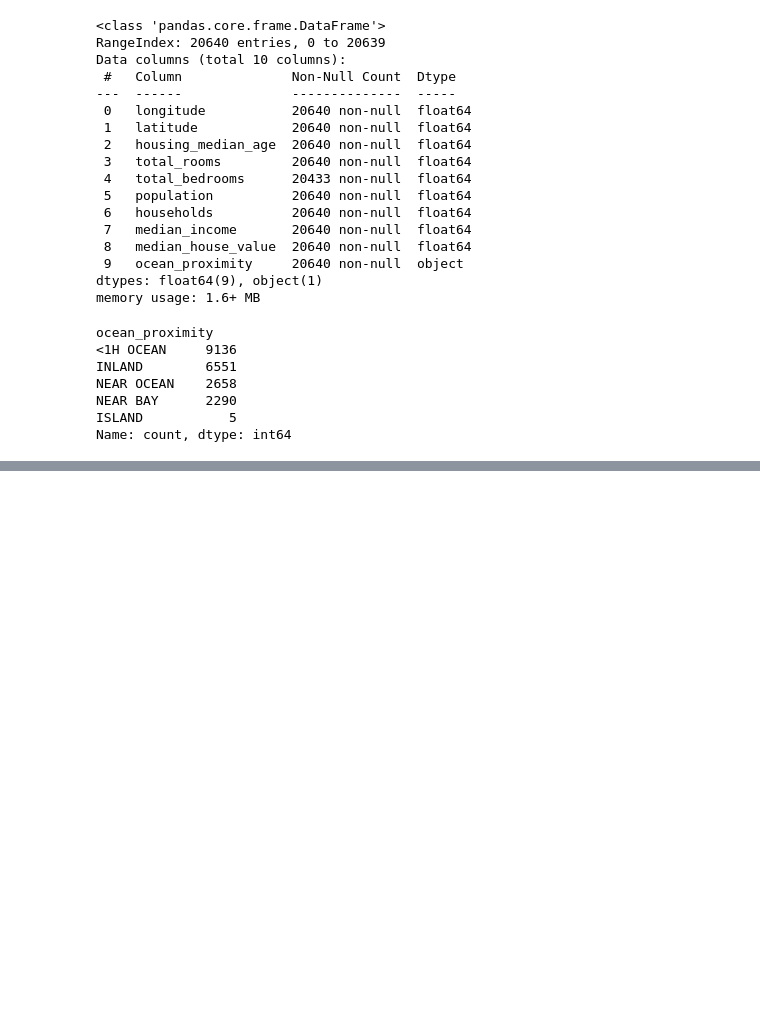
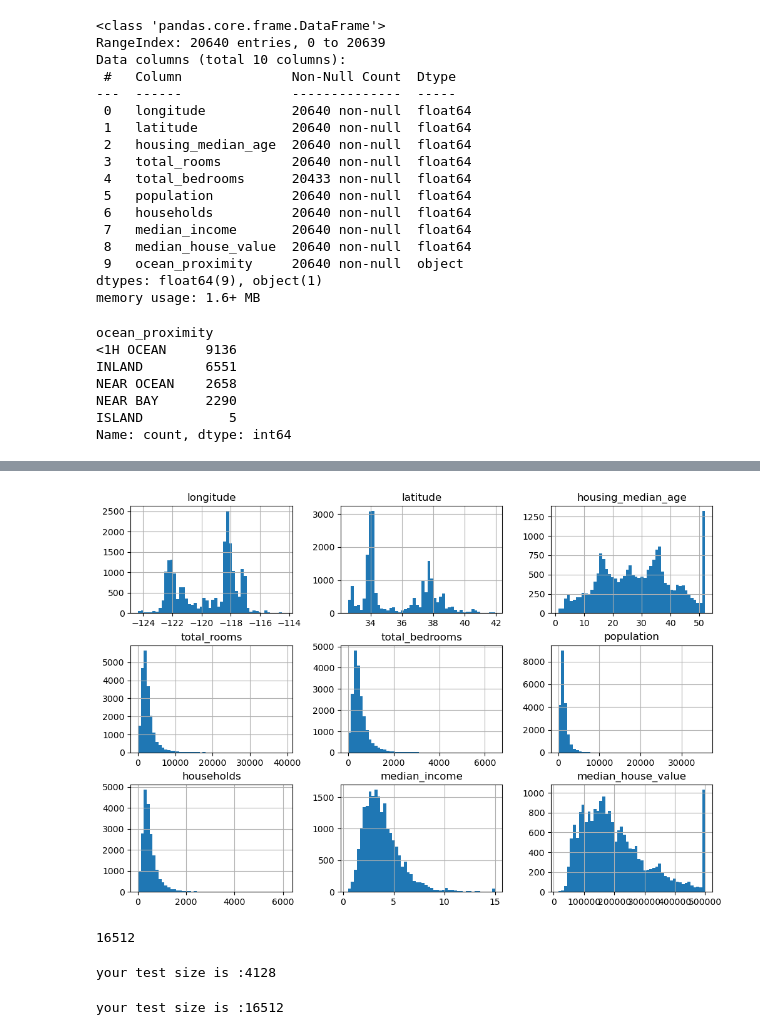
Before and after one commit to NisCommits33/Housing_data_prediction, a Jupyter notebook: house_price_prediction.ipynb, the cells around one changed output, grey strips where cells are left out. Drawn from its saved outputs; the diff is of its cells as text; code cells hidden in the pictures; blank space fills up the shorter version.

```diff
--- a/house_price_prediction.ipynb
+++ b/house_price_prediction.ipynb
@@ -80,4 +80,7 @@ housing.describe()
 | max | -114.310000 | 41.950000 | 52.000000 | 39320.000000 | 6445.000000 | 35682.000000 | 6082.000000 | ... |
 # %%
 import matplotlib.pyplot as plt
-housing.hist(bins = 50, figsi)
+housing.hist(bins = 50, figsize = (12,8))
+plt.show()
+# %% [output]
+[figure, added]
@@ -83,0 +96,13 @@ housing.hist(bins = 50, figsi)
+# %%
+train_set, test_set = shuffle_and_split_data(housing,0.2)
+len(train_set)
+# %% [output]
+16512
+# %%
+print(f"your test size is :{len(test_set)}")
+# %% [output]
+your test size is :4128
+# %%
+print(f"your test size is :{len(train_set)}")
+# %% [output]
+your test size is :16512
```
Also changed, not shown: parts of 19 cells of this notebook.
